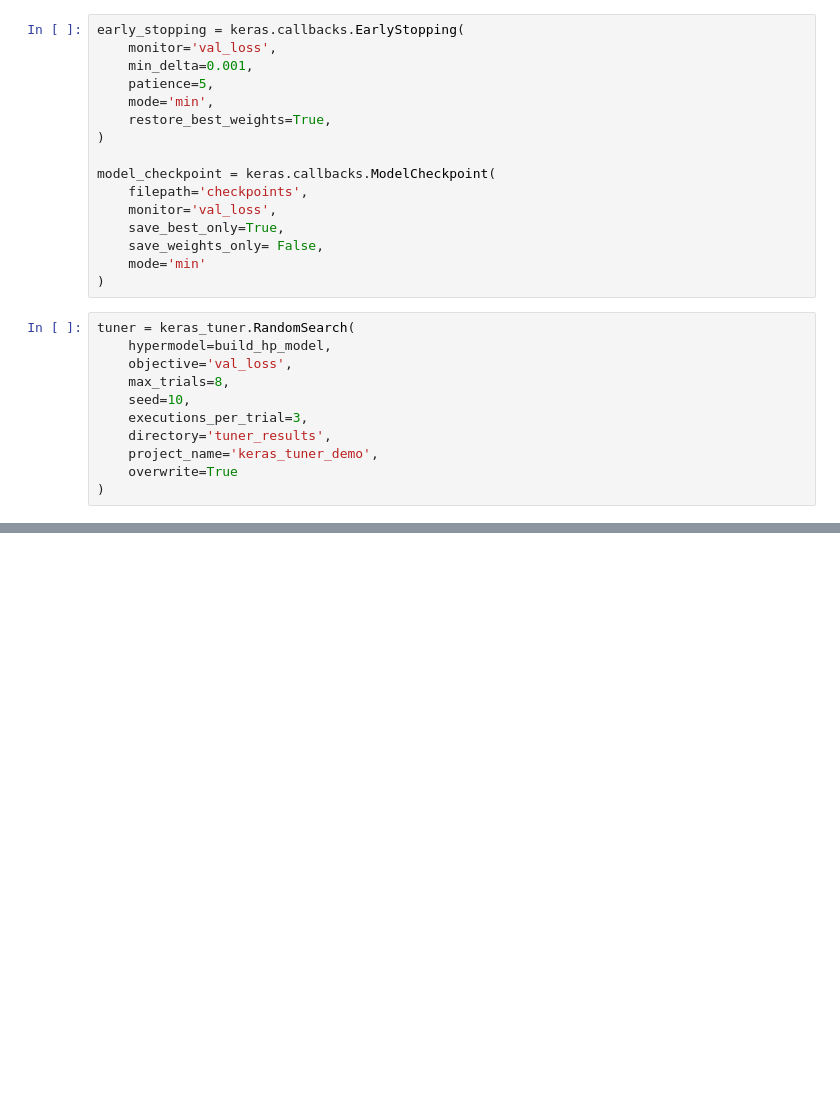
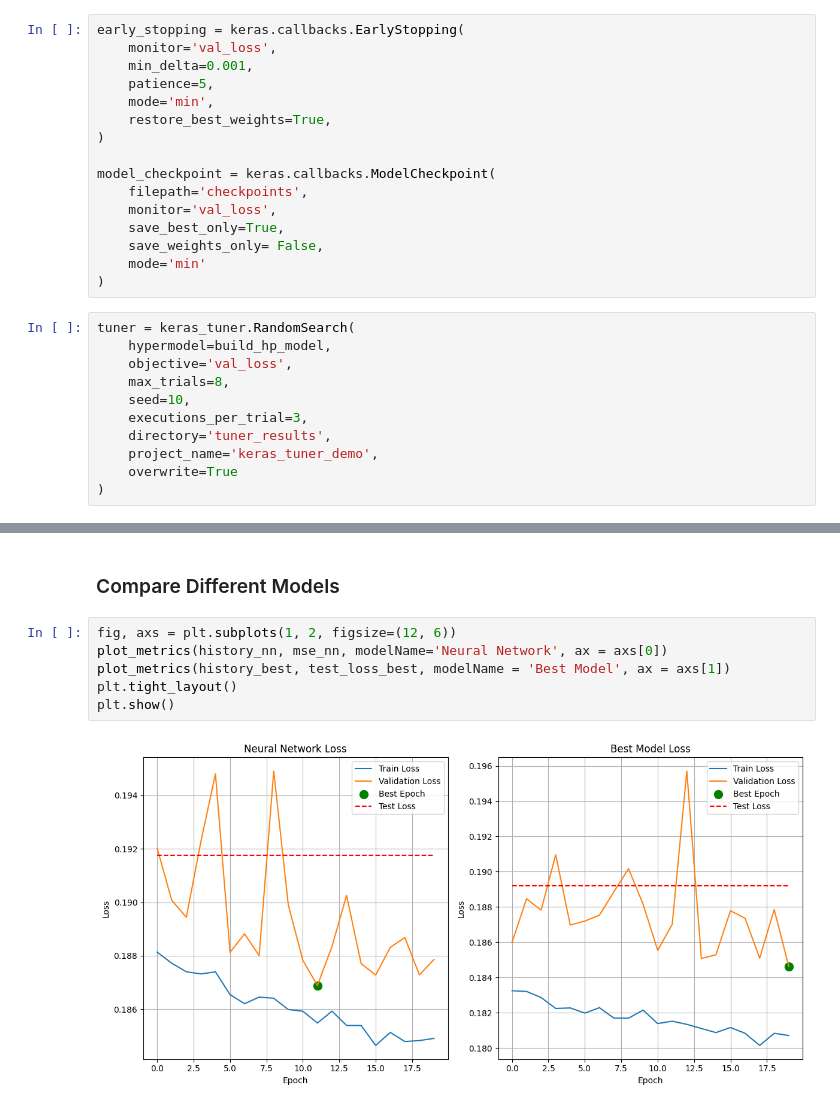
Before and after one commit to CSE151A-Project/151A-project, a Jupyter notebook: Milestone4.ipynb, the cells around one changed output, grey strips where cells are left out. Drawn from its saved outputs; the diff is of its cells as text; blank space fills up the shorter version.

```diff
--- a/Milestone4.ipynb
+++ b/Milestone4.ipynb
@@ -242,0 +215,10 @@ plot_metrics(history, test_loss)
+# %% [markdown]
+### Compare Different Models
+# %%
+fig, axs = plt.subplots(1, 2, figsize=(12, 6))
+plot_metrics(history_nn, mse_nn, modelName='Neural Network', ax = axs[0])
+plot_metrics(history_best, test_loss_best, modelName = 'Best Model', ax = axs[1])
+plt.tight_layout()
+plt.show()
+# %% [output]
+[figure, added]
```
Also changed, not shown: parts of 13 cells of this notebook, 2 other files.
